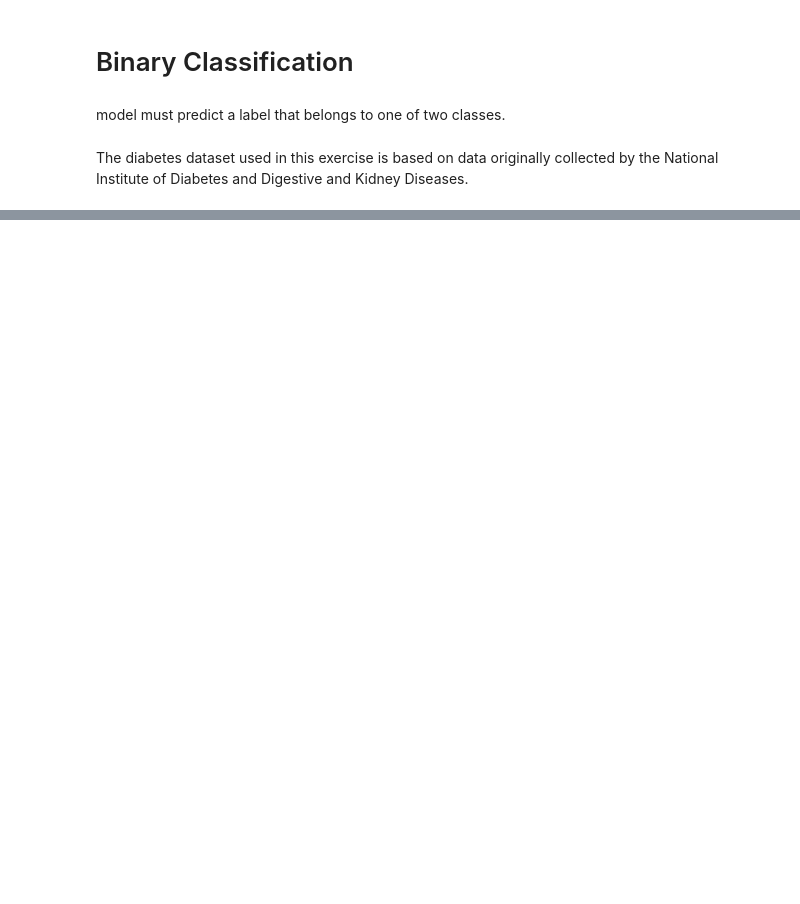
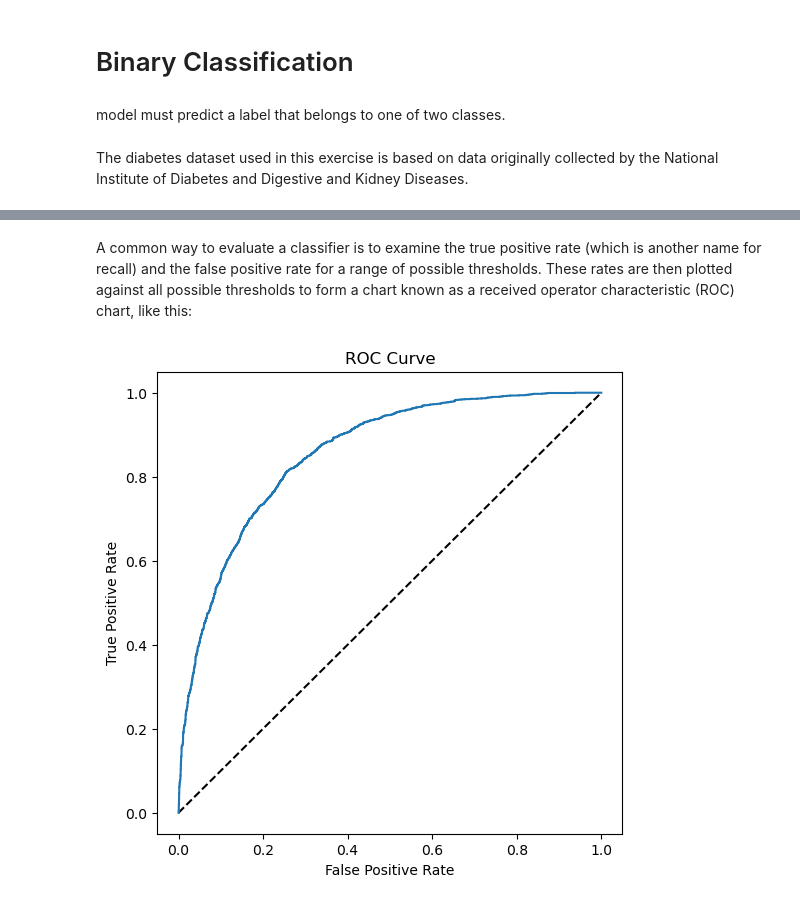
Before and after one commit to chimi-pt/Data-Science, a Jupyter notebook: Train and evaluate a classification model.ipynb, the cells around one changed output, grey strips where cells are left out. Drawn from its saved outputs; the diff is of its cells as text; code cells hidden in the pictures; blank space fills up the shorter version.

```diff
--- a/Train and evaluate a classification model.ipynb
+++ b/Train and evaluate a classification model.ipynb
@@ -37,0 +83,7 @@ Saving to: 'diabetes.csv'
+# %%
+from sklearn.model_selection import train_test_split
+
+# Split data 70%-30% into training set and test set
+X_train, X_test, y_train, y_test = train_test_split(X, y, test_size=0.30, random_state=0)
+
+print ('Training cases: %d\nTest cases: %d' % (X_train.shape[0], X_test.shape[0]))
@@ -37,0 +97,10 @@ Saving to: 'diabetes.csv'
+# %%
+# Train the model
+from sklearn.linear_model import LogisticRegression
+
+# Set regularization rate
+reg = 0.01
+
+# train a logistic regression model on the training set
+model = LogisticRegression(C=1/reg, solver="liblinear").fit(X_train, y_train)
+print (model)
@@ -37,0 +169,3 @@ Saving to: 'diabetes.csv'
+# %%
+y_scores = model.predict_proba(X_test)
+print(y_scores)
@@ -37,0 +180,24 @@ Saving to: 'diabetes.csv'
+# %% [markdown]
+A common way to evaluate a classifier is to examine the true positive rate (which is another name for recall) and the false positive rate for a range of possible thresholds. These rates are then plotted against all possible thresholds to form a chart known as a received operator characteristic (ROC) chart, like this:
+# %%
+from sklearn.metrics import roc_curve
+from sklearn.metrics import confusion_matrix
+import matplotlib
+import matplotlib.pyplot as plt
+%matplotlib inline
+
+# calculate ROC curve
+fpr, tpr, thresholds = roc_curve(y_test, y_scores[:,1])
+
+# plot ROC curve
+fig = plt.figure(figsize=(6, 6))
+# Plot the diagonal 50% line
+plt.plot([0, 1], [0, 1], 'k--')
+# Plot the FPR and TPR achieved by our model
+plt.plot(fpr, tpr)
+plt.xlabel('False Positive Rate')
+plt.ylabel('True Positive Rate')
+plt.title('ROC Curve')
+plt.show()
+# %% [output]
+[figure, added]
```
Also changed, not shown: parts of 31 cells of this notebook.
